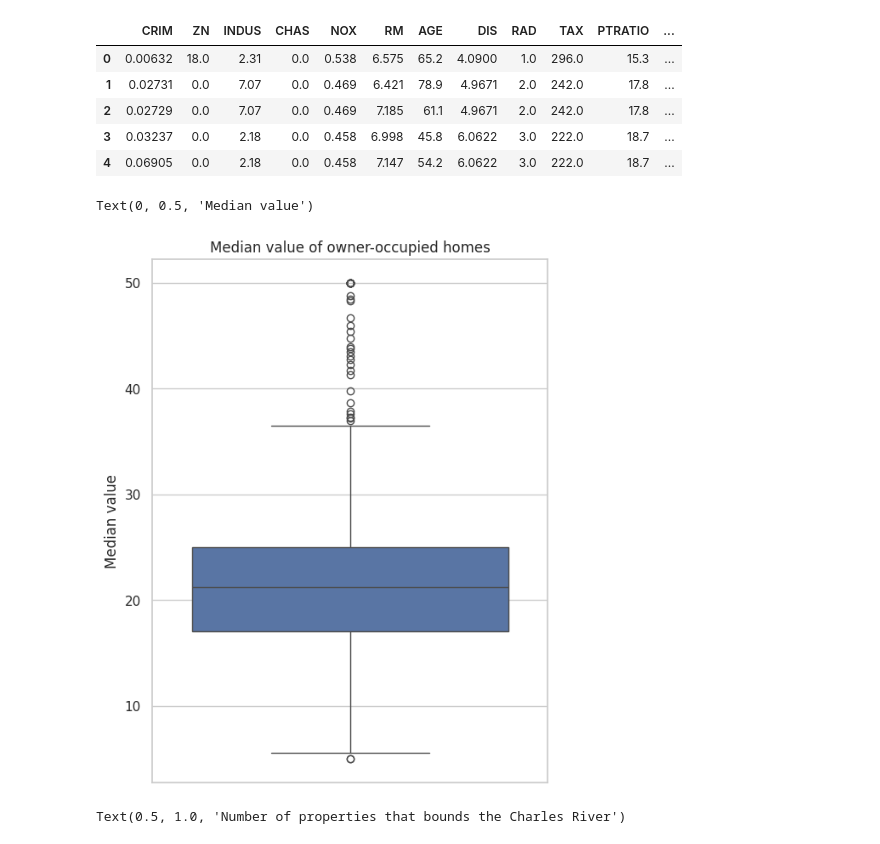
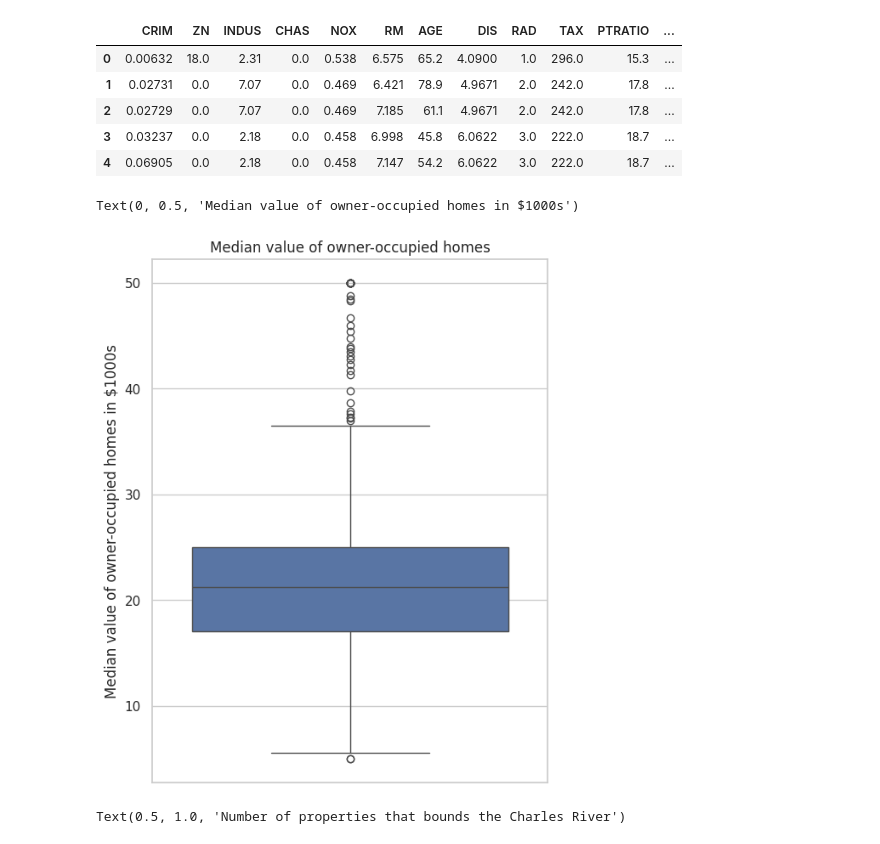
Before and after one commit to gilmarbljr/DataScience, a Jupyter notebook: Project_Case_Scenario_Boston_MA.ipynb, the cells around one changed output. Saved outputs shown, nothing was run; the diff lists cells and outputs as text; code cells hidden in the pictures.

```diff
--- a/Project_Case_Scenario_Boston_MA.ipynb
+++ b/Project_Case_Scenario_Boston_MA.ipynb
@@ -95,12 +95,12 @@ boston_df.head()
 # %%
 sns.set(style="whitegrid")
 pyplot.figure(figsize=[6,8])
 sns.boxplot(data=boston_df, y='MEDV')
 pyplot.title('Median value of owner-occupied homes')
-pyplot.ylabel('Median value')
+pyplot.ylabel('Median value of owner-occupied homes in $1000s')
 # %% [output]
-Text(0, 0.5, 'Median value')
+Text(0, 0.5, 'Median value of owner-occupied homes in $1000s')
-[figure, old version]
+[figure, new version]
 # %%
 sns.catplot(data=boston_df, x='CHAS', kind='count')
 pyplot.xticks(ticks=[0.0,1.1], labels=['No','Yes'])
```
Also changed, not shown: parts of 1 cell of this notebook.
